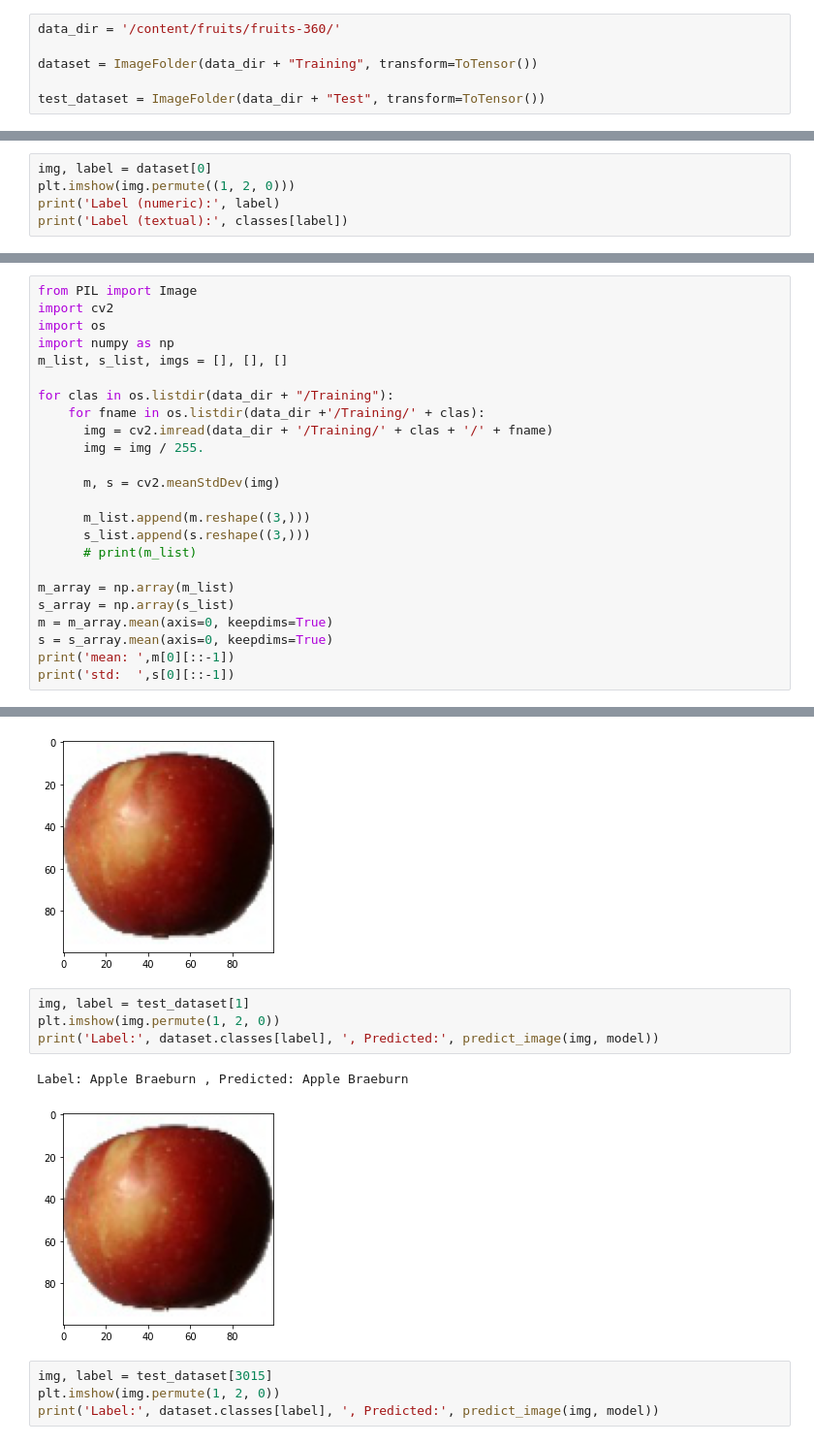
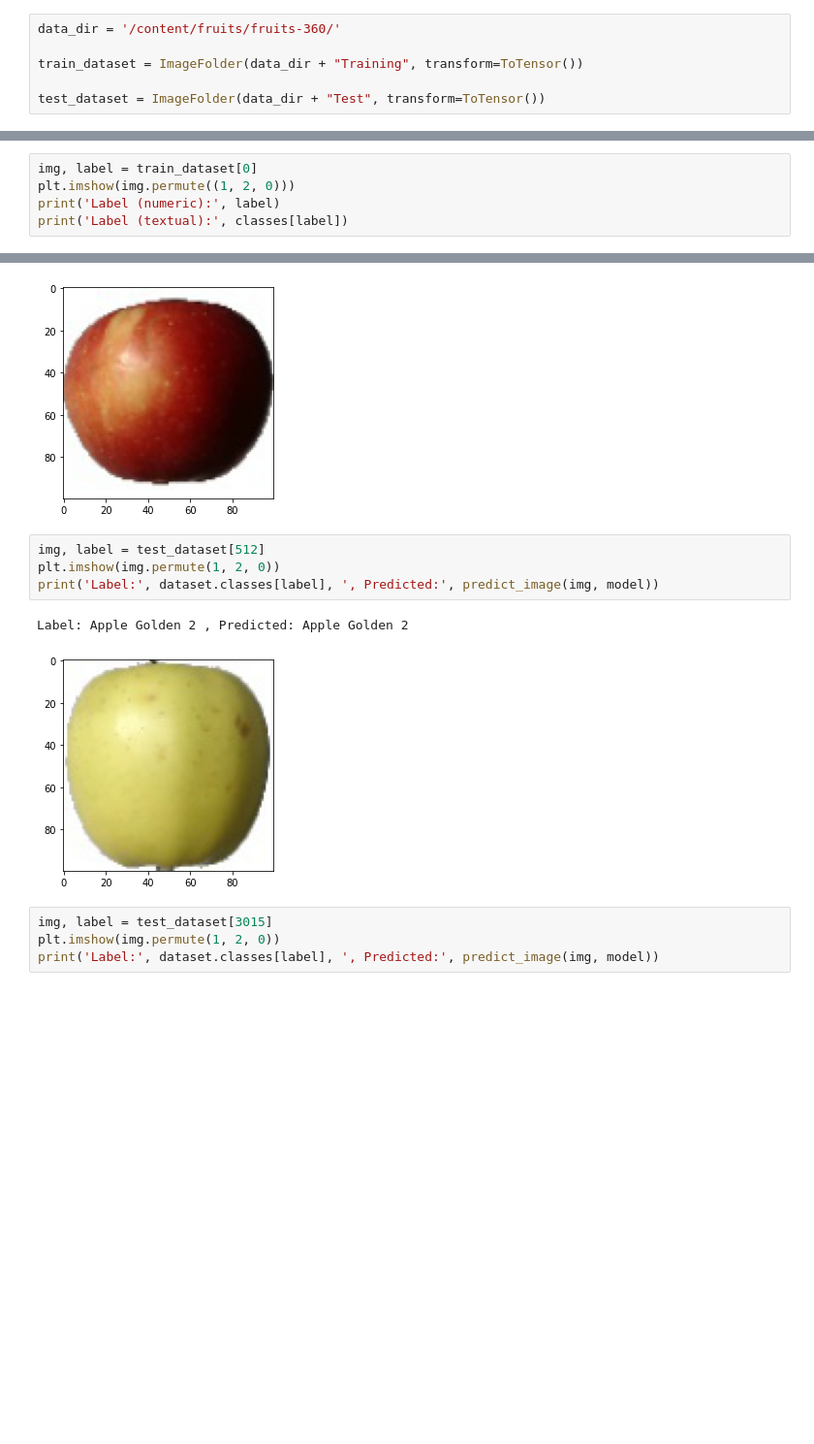
Before and after one commit to IanEspinoso/mock_mr_ganger, a Jupyter notebook: Fruit_360_Classification.ipynb, the cells around one changed output, grey strips where cells are left out. Shown at 97% size. Cells and saved outputs as stored; diff of their text form; blank space fills up the shorter version.

```diff
--- a/Fruit_360_Classification.ipynb
+++ b/Fruit_360_Classification.ipynb
@@ -81,7 +81,7 @@ Before we run any exploration the dataset has to be loaded to a dataloader
 # %%
 data_dir = '/content/fruits/fruits-360/'
 
-dataset = ImageFolder(data_dir + "Training", transform=ToTensor())
+train_dataset = ImageFolder(data_dir + "Training", transform=ToTensor())
 
 test_dataset = ImageFolder(data_dir + "Test", transform=ToTensor())
 # %% [markdown]
@@ -128,7 +128,7 @@ torch.Size([3, 100, 100])
 # %% [markdown]
 Let us print a sample image along with its class and label.
 # %%
-img, label = dataset[0]
+img, label = train_dataset[0]
 plt.imshow(img.permute((1, 2, 0)))
 print('Label (numeric):', label)
 print('Label (textual):', classes[label])
@@ -163,24 +188,0 @@ To implement channel normalization first we will calculate mean and SD for RBG c
-# %%
-from PIL import Image
-import cv2
-import os
-import numpy as np
-m_list, s_list, imgs = [], [], []
-
-for clas in os.listdir(data_dir + "/Training"):
-    for fname in os.listdir(data_dir +'/Training/' + clas):
-      img = cv2.imread(data_dir + '/Training/' + clas + '/' + fname)
-      img = img / 255.
-
-      m, s = cv2.meanStdDev(img)
-
-      m_list.append(m.reshape((3,)))
-      s_list.append(s.reshape((3,)))
-      # print(m_list)
-
-m_array = np.array(m_list)
-s_array = np.array(s_list)
-m = m_array.mean(axis=0, keepdims=True)
-s = s_array.mean(axis=0, keepdims=True)
-print('mean: ',m[0][::-1])
-print('std:  ',s[0][::-1])
@@ -608,12 +604,12 @@ print('Label:', dataset.classes[label], ', Predicted:', predict_image(img, model
 Label: Apple Braeburn , Predicted: Apple Braeburn
 [figure]
 # %%
-img, label = test_dataset[1]
+img, label = test_dataset[512]
 plt.imshow(img.permute(1, 2, 0))
 print('Label:', dataset.classes[label], ', Predicted:', predict_image(img, model))
 # %% [output]
-Label: Apple Braeburn , Predicted: Apple Braeburn
+Label: Apple Golden 2 , Predicted: Apple Golden 2
-[figure, old version]
+[figure, new version]
 # %%
 img, label = test_dataset[3015]
 plt.imshow(img.permute(1, 2, 0))
```
Also changed, not shown: parts of 29 cells of this notebook.
